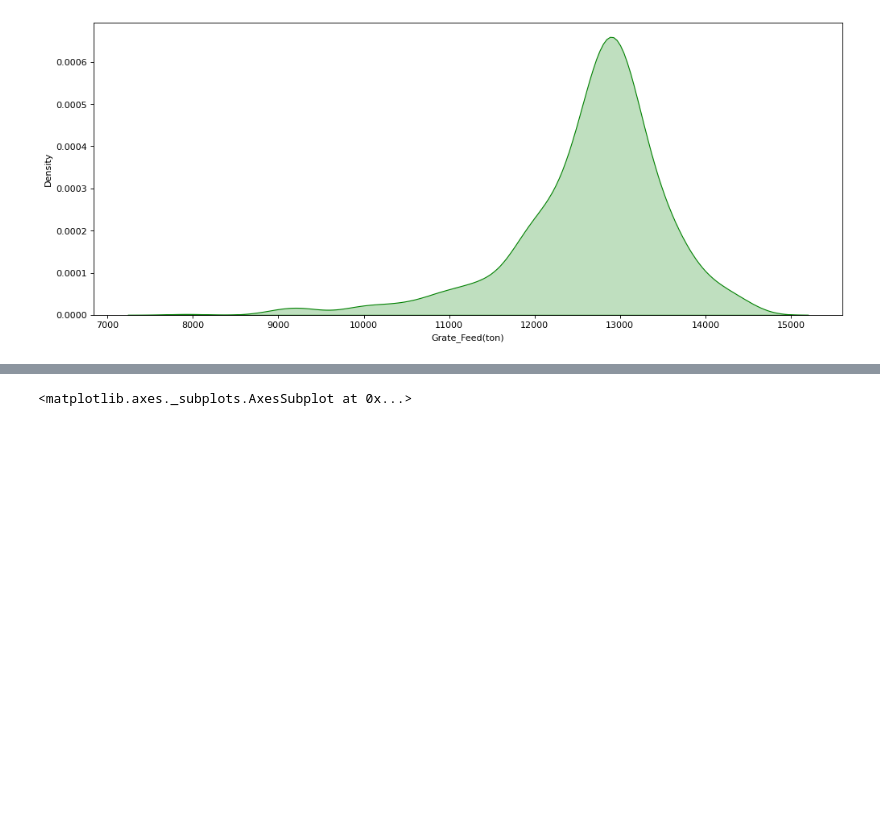
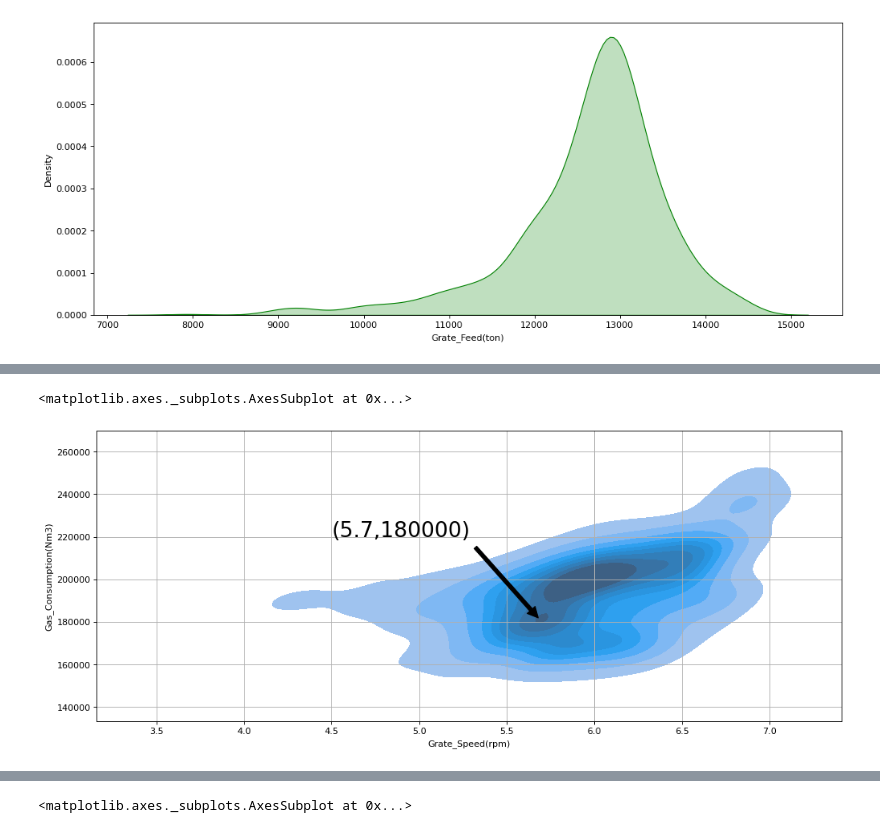
Before and after one commit to heidaralavi/Gas-Prj, a Jupyter notebook: Gas_Visualization.ipynb, the cells around one changed output, grey strips where cells are left out. Cells and saved outputs as stored; diff of their text form; code cells hidden in the pictures; blank space fills up the shorter version.

```diff
--- a/Gas_Visualization.ipynb
+++ b/Gas_Visualization.ipynb
@@ -75,3 +87,11 @@ sns.kdeplot(df.iloc[:,6], shade=True , color='g')
+# %%
+plt.figure(figsize=(15,6),dpi=80)
+plt.annotate('(5.7,180000)', xy=(5.7, 180000), xytext=(4.5, 220000),arrowprops=dict(facecolor='black', shrink=0.05),fontsize=24)
+plt.grid()
+sns.kdeplot(data=df, x=df.iloc[:,7] , y=df.iloc[:,19],fill=True, levels=10)
+# %% [output]
+<matplotlib.axes._subplots.AxesSubplot at 0x...>
+[figure, added]
 # %%
 plt.figure(figsize=(15,6),dpi=80)
 plt.grid()
```
Also changed, not shown: parts of 3 cells of this notebook.
